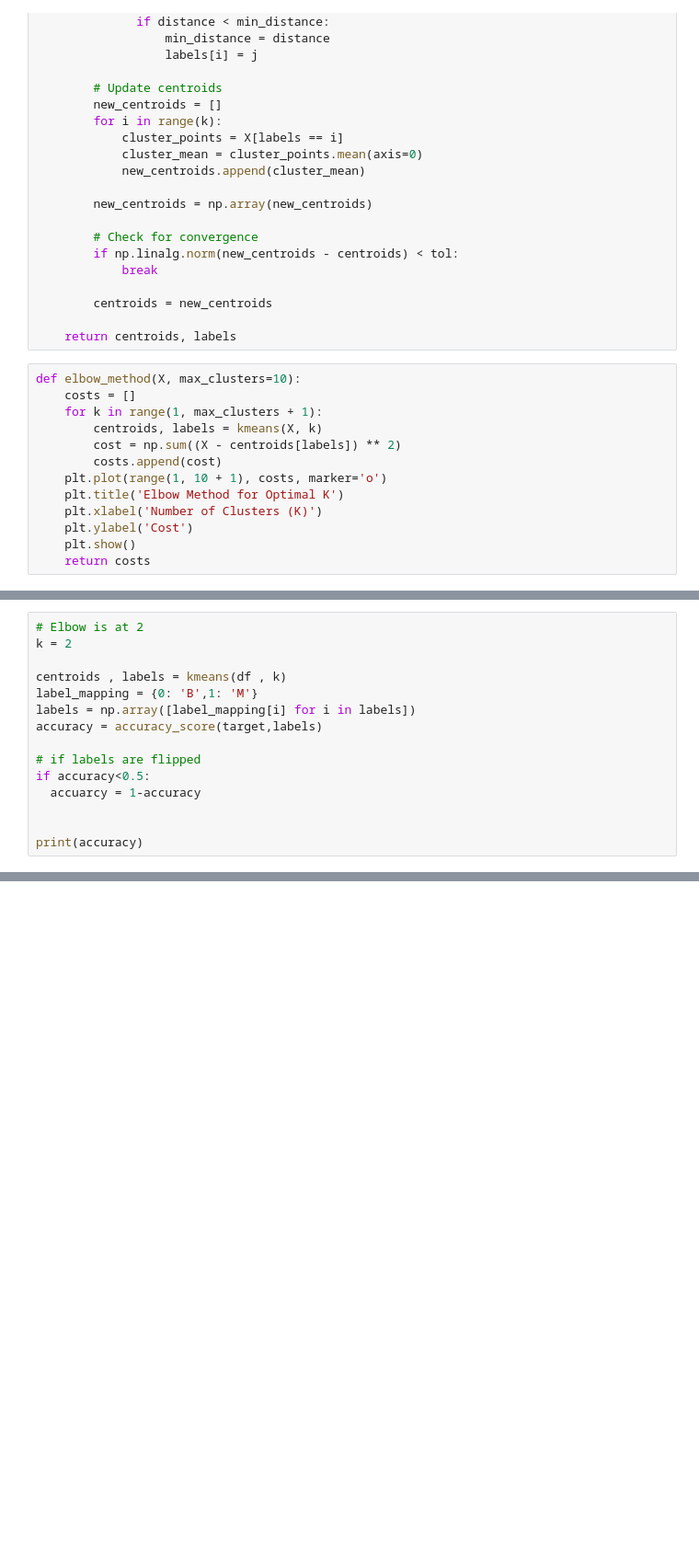
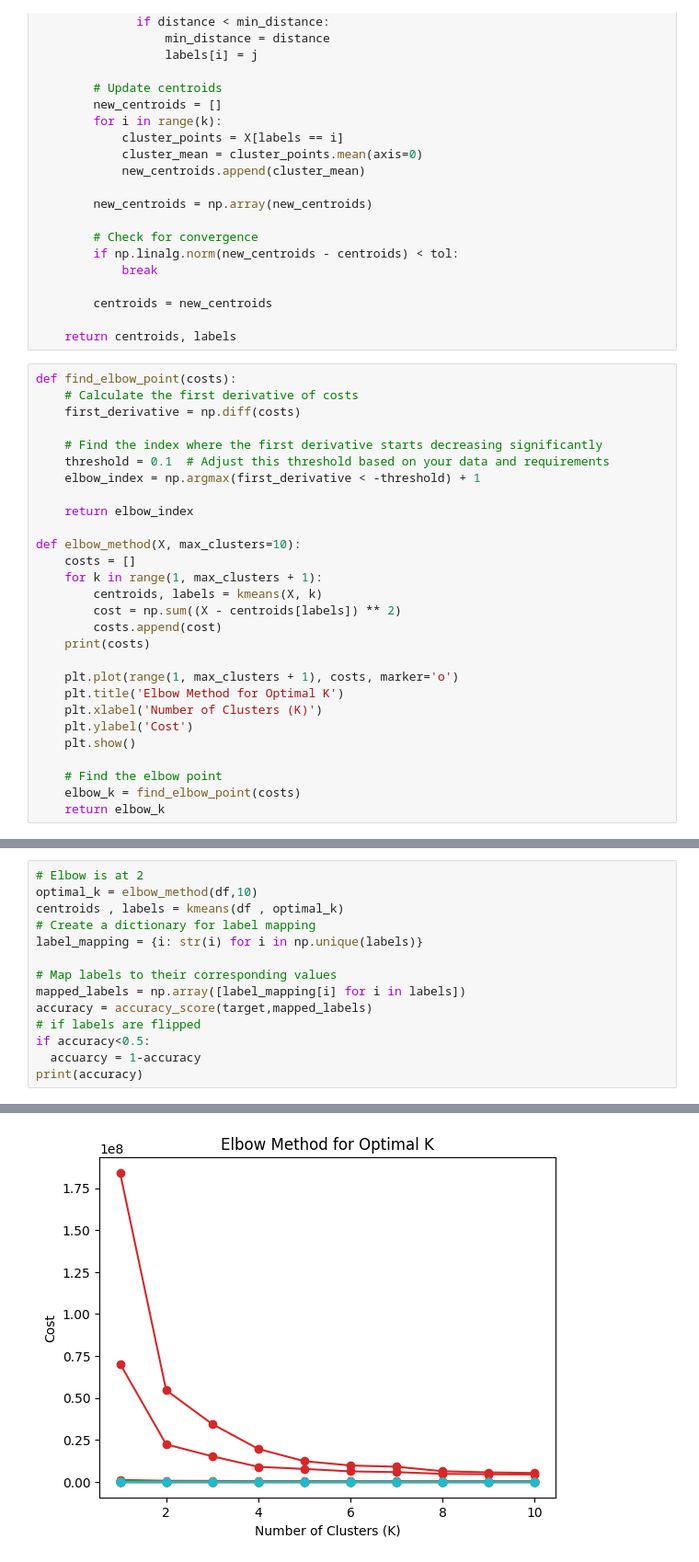
Before and after one commit to Asser146/ML-Assignments, a Jupyter notebook: Assignment4/Unsupervised.ipynb, the cells around one changed output, grey strips where cells are left out. Shown at 92% size. Cells and saved outputs as stored; diff of their text form; blank space fills up the shorter version.

```diff
--- a/Assignment4/Unsupervised.ipynb
+++ b/Assignment4/Unsupervised.ipynb
@@ -48,15 +50,30 @@ def kmeans(X, k, max_iters=100, tol=0.0001):
 
     return centroids, labels
 # %%
+def find_elbow_point(costs):
+    # Calculate the first derivative of costs
+    first_derivative = np.diff(costs)
+
+    # Find the index where the first derivative starts decreasing significantly
+    threshold = 0.1  # Adjust this threshold based on your data and requirements
+    elbow_index = np.argmax(first_derivative < -threshold) + 1
+
+    return elbow_index
+
 def elbow_method(X, max_clusters=10):
     costs = []
     for k in range(1, max_clusters + 1):
         centroids, labels = kmeans(X, k)
         cost = np.sum((X - centroids[labels]) ** 2)
         costs.append(cost)
-    plt.plot(range(1, 10 + 1), costs, marker='o')
+    print(costs)
+
+    plt.plot(range(1, max_clusters + 1), costs, marker='o')
     plt.title('Elbow Method for Optimal K')
     plt.xlabel('Number of Clusters (K)')
     plt.ylabel('Cost')
     plt.show()
-    return costs
+
+    # Find the elbow point
+    elbow_k = find_elbow_point(costs)
+    return elbow_k
@@ -67,16 +82,15 @@ costs = elbow_method(df,10)
 # %%
 # Elbow is at 2
-k = 2
+optimal_k = elbow_method(df,10)
+centroids , labels = kmeans(df , optimal_k)
+# Create a dictionary for label mapping
+label_mapping = {i: str(i) for i in np.unique(labels)}
 
-centroids , labels = kmeans(df , k)
-label_mapping = {0: 'B',1: 'M'}
-labels = np.array([label_mapping[i] for i in labels])
-accuracy = accuracy_score(target,labels)
-
+# Map labels to their corresponding values
+mapped_labels = np.array([label_mapping[i] for i in labels])
+accuracy = accuracy_score(target,mapped_labels)
 # if labels are flipped
 if accuracy<0.5:
   accuarcy = 1-accuracy
-
-
 print(accuracy)
 # %% [output]
@@ -83,0 +114 @@ print(accuracy)
+[figure, added]
```
Also changed, not shown: parts of 13 cells of this notebook.
